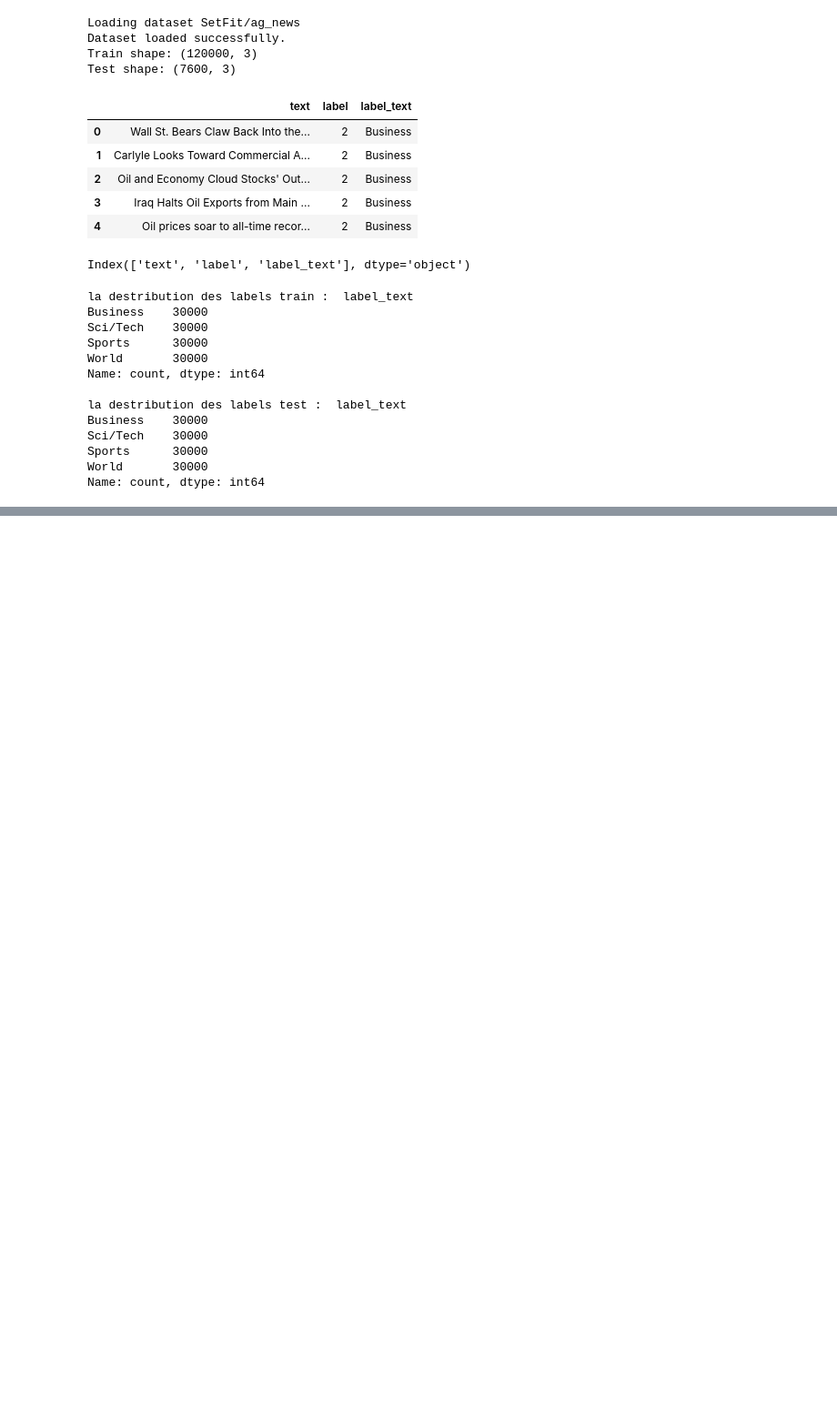
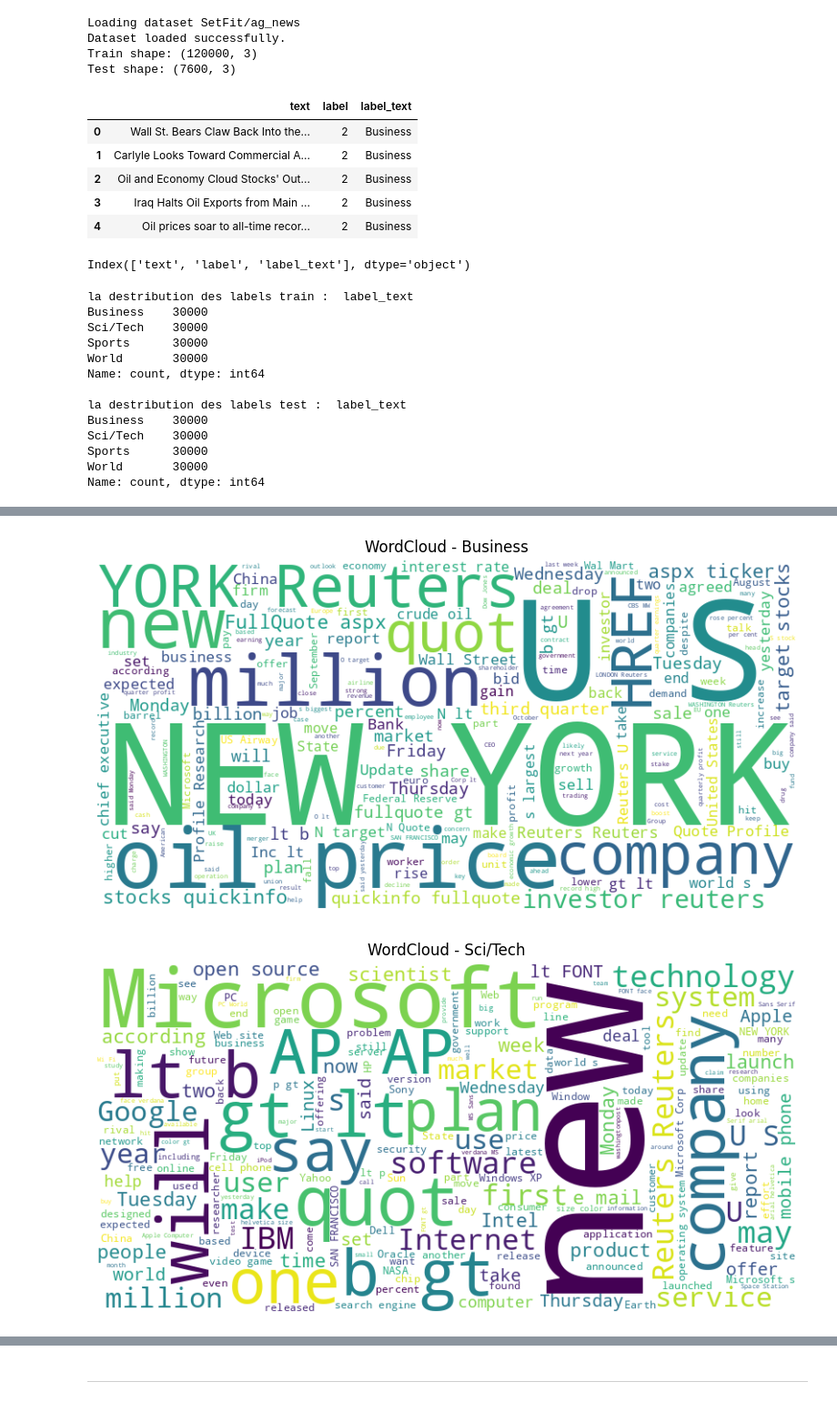
Before and after one commit to bouchramilo/News_Classifier, a Jupyter notebook: notebooks/partie_1.ipynb, the cells around one changed output, grey strips where cells are left out. Shown at 91% size. Drawn from its saved outputs; the diff is of its cells as text; code cells hidden in the pictures; blank space fills up the shorter version.

```diff
--- a/notebooks/partie_1.ipynb
+++ b/notebooks/partie_1.ipynb
@@ -45,0 +115,15 @@ Name: count, dtype: int64
+# %%
+
+
+labels_map = df_train["label_text"].unique()
+
+for label_id, label_name in enumerate(labels_map):
+
+    category_texts = df_train[df_train['label_text'] == label_name]['text'].astype(str)
+
+    text_combined = " ".join(category_texts.tolist())
+
+    plot_wordcloud(text_combined, f"WordCloud - {label_name}")
+# %% [output]
+[figure, added]
+[figure, added]
@@ -45,0 +132,2 @@ Name: count, dtype: int64
+# %% [markdown]
+***
```
Also changed, not shown: parts of 15 cells of this notebook, 1 other file.
